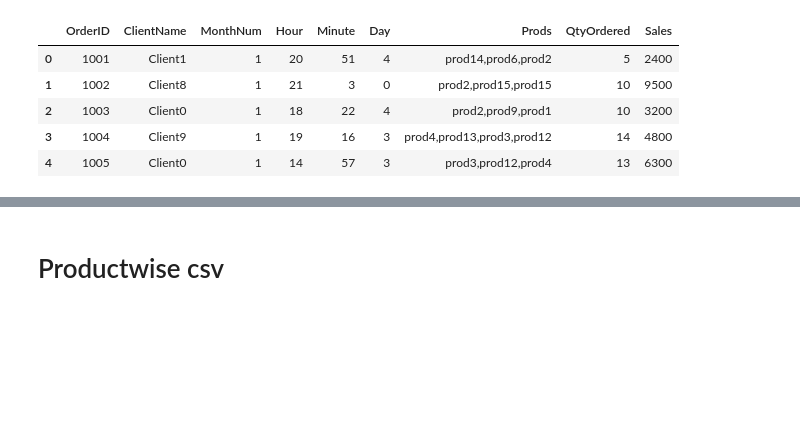
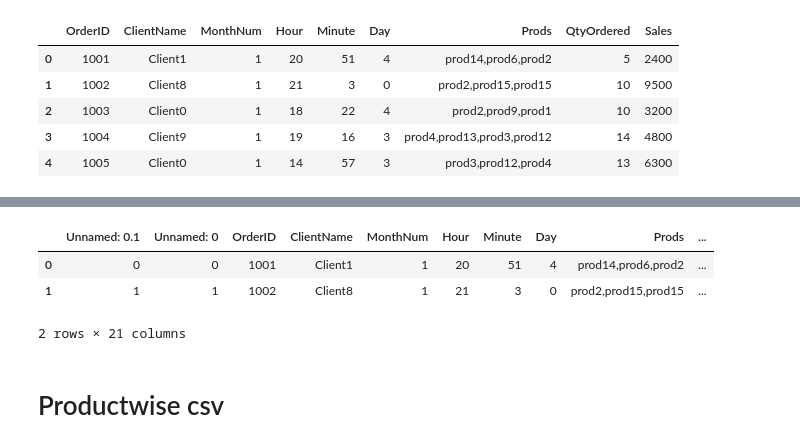
Before and after one commit to Learning2Code75/DLOM, a Jupyter notebook: ML/1_mockData/try1/try1.ipynb, the cells around one changed output, grey strips where cells are left out. Saved outputs shown, nothing was run; the diff lists cells and outputs as text; code cells hidden in the pictures; blank space fills up the shorter version.

```diff
--- a/ML/1_mockData/try1/try1.ipynb
+++ b/ML/1_mockData/try1/try1.ipynb
@@ -535,3 +536,11 @@ df_orderwise.to_csv("orderwise.csv")
+# %%
+df_orderwise = pd.read_csv("orderwise.csv")
+df_orderwise.head(2)
+# %% [output]
+|  | Unnamed: 0.1 | Unnamed: 0 | OrderID | ClientName | MonthNum | Hour | Minute | Day | Prods | ... |
+| 0 | 0 | 0 | 1001 | Client1 | 1 | 20 | 51 | 4 | prod14,prod6,prod2 | ... |
+| 1 | 1 | 1 | 1002 | Client8 | 1 | 21 | 3 | 0 | prod2,prod15,prod15 | ... |
+2 rows × 21 columns
 # %% [markdown]
 # Productwise csv
 # %%
```
Also changed, not shown: parts of 22 cells of this notebook, 3 other files.
